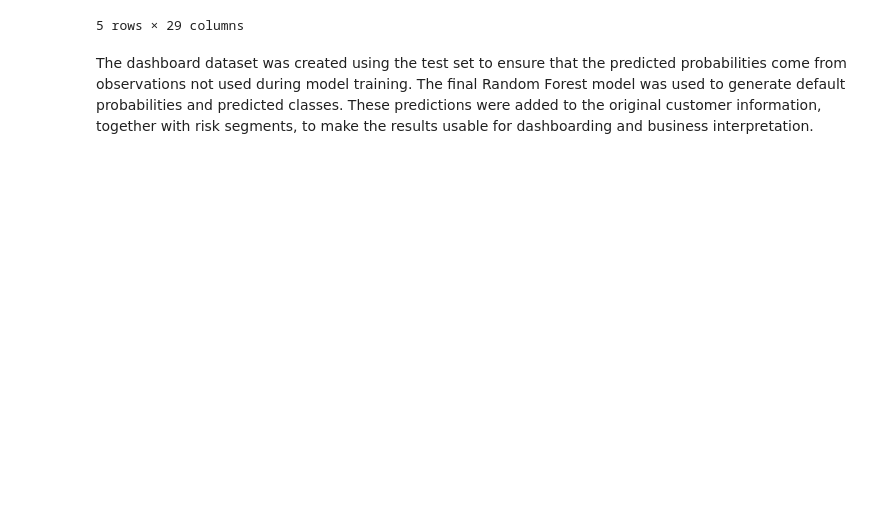
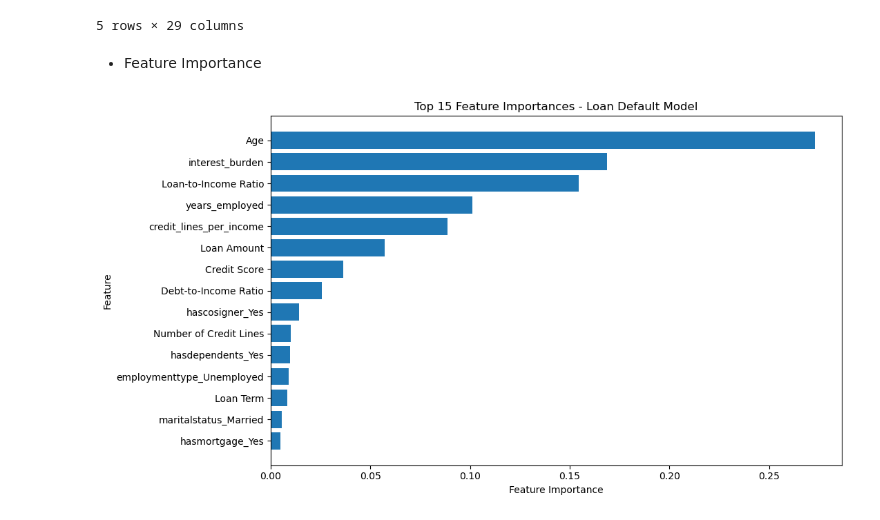
Before and after one commit to thebryanbx-cripto-32/Project_Final_Bank_Risk_ML, a Jupyter notebook: data_2_EDA_Loan.ipynb, the cells around one changed output. Saved outputs shown, nothing was run; the diff lists cells and outputs as text; code cells hidden in the pictures; blank space fills up the shorter version.

```diff
--- a/data_2_EDA_Loan.ipynb
+++ b/data_2_EDA_Loan.ipynb
@@ -640,5 +632,61 @@ df2.head()
 5 rows × 29 columns
 # %%
 df2.to_csv("Results/loan_dashboard_predictions.csv", index=False)
-# %% [markdown]
-The dashboard dataset was created using the test set to ensure that the predicted probabilities come from observations not used during model training. The final Random Forest model was used to generate default probabilities and predicted classes. These predictions were added to the original customer information, together with risk segments, to make the results usable for dashboarding and business interpretation.
+# %% [markdown]
+* Feature Importance
+# %%
+best_rf_model = random_search.best_estimator_
+
+feature_names = X_train.columns
+importances = best_rf_model.feature_importances_
+
+feature_importance_df = pd.DataFrame({
+    "feature": feature_names,
+    "importance": importances})
+
+# Cleaner labels for presentation
+feature_labels = {
+    "age": "Age",
+    "income": "Income",
+    "loanamount": "Loan Amount",
+    "creditscore": "Credit Score",
+    "monthsemployed": "Months Employed",
+    "numcreditlines": "Number of Credit Lines",
+    "interestrate": "Interest Rate",
+    "loanterm": "Loan Term",
+    "dtiratio": "Debt-to-Income Ratio",
+    "loan_to_income_ratio": "Loan-to-Income Ratio",
+    "education": "Education",
+    "employmenttype": "Employment Type",
+    "maritalstatus": "Marital Status",
+    "hasmortgage": "Has Mortgage",
+    "hasdependents": "Has Dependents",
+    "loanpurpose": "Loan Purpose",
+    "hascosigner": "Has Cosigner"}
+
+# Apply clean labels
+feature_importance_df["feature_label"] = feature_importance_df["feature"].replace(feature_labels)
+
+# Sort by importance
+feature_importance_df = feature_importance_df.sort_values(
+    by="importance",
+    ascending=False)
+
+# Select top 15
+top_features = feature_importance_df.head(15)
+
+# Plot
+plt.figure(figsize=(11, 6))
+
+plt.barh(
+    top_features["feature_label"][::-1],
+    top_features["importance"][::-1])
+
+plt.xlabel("Feature Importance")
+plt.ylabel("Feature")
+plt.title("Top 15 Feature Importances - Loan Default Model")
+
+plt.tight_layout()
+plt.show()
+# %% [output]
+[figure, added]
```
Also changed, not shown: parts of 6 cells of this notebook, 7 other files.
